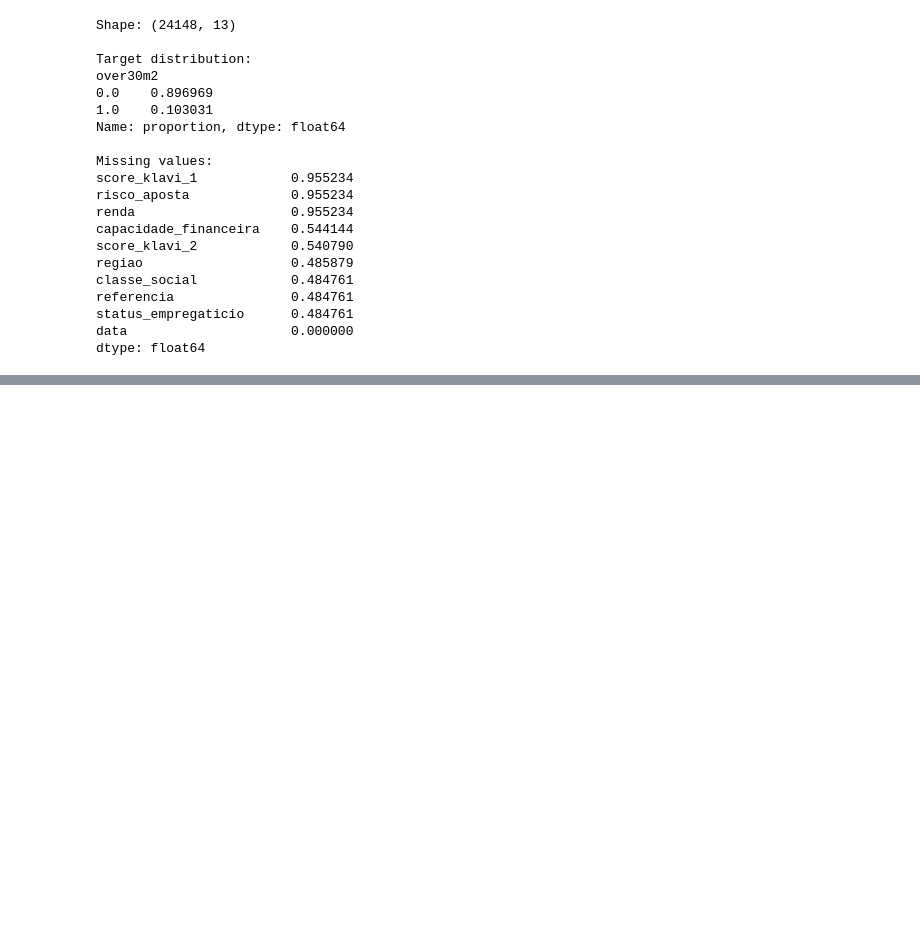
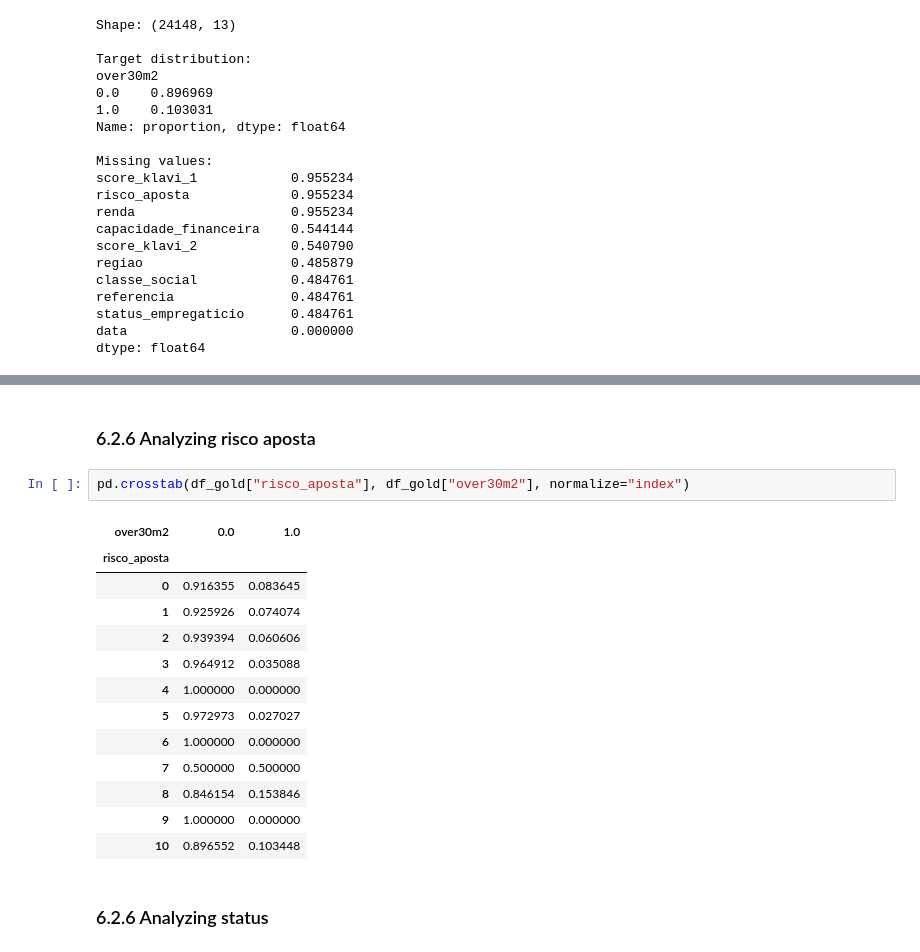
Before and after one commit to VTsilva/case_data_scientist_senior_klavi, a Jupyter notebook: Notebook_processo.ipynb, the cells around one changed output, grey strips where cells are left out. Cells and saved outputs as stored; diff of their text form; blank space fills up the shorter version.

```diff
--- a/Notebook_processo.ipynb
+++ b/Notebook_processo.ipynb
@@ -866,0 +936,20 @@ dtype: float64
+# %% [markdown]
+### 6.2.6 Analyzing risco aposta
+# %%
+pd.crosstab(df_gold["risco_aposta"], df_gold["over30m2"], normalize="index")
+# %% [output]
+| over30m2 | 0.0 | 1.0 |
+| risco_aposta |  |  |
+| 0 | 0.916355 | 0.083645 |
+| 1 | 0.925926 | 0.074074 |
+| 2 | 0.939394 | 0.060606 |
+| 3 | 0.964912 | 0.035088 |
+| 4 | 1.000000 | 0.000000 |
+| 5 | 0.972973 | 0.027027 |
+| 6 | 1.000000 | 0.000000 |
+| 7 | 0.500000 | 0.500000 |
+| 8 | 0.846154 | 0.153846 |
+| 9 | 1.000000 | 0.000000 |
+| 10 | 0.896552 | 0.103448 |
+# %% [markdown]
+### 6.2.6 Analyzing status
```
Also changed, not shown: parts of 21 cells of this notebook.
